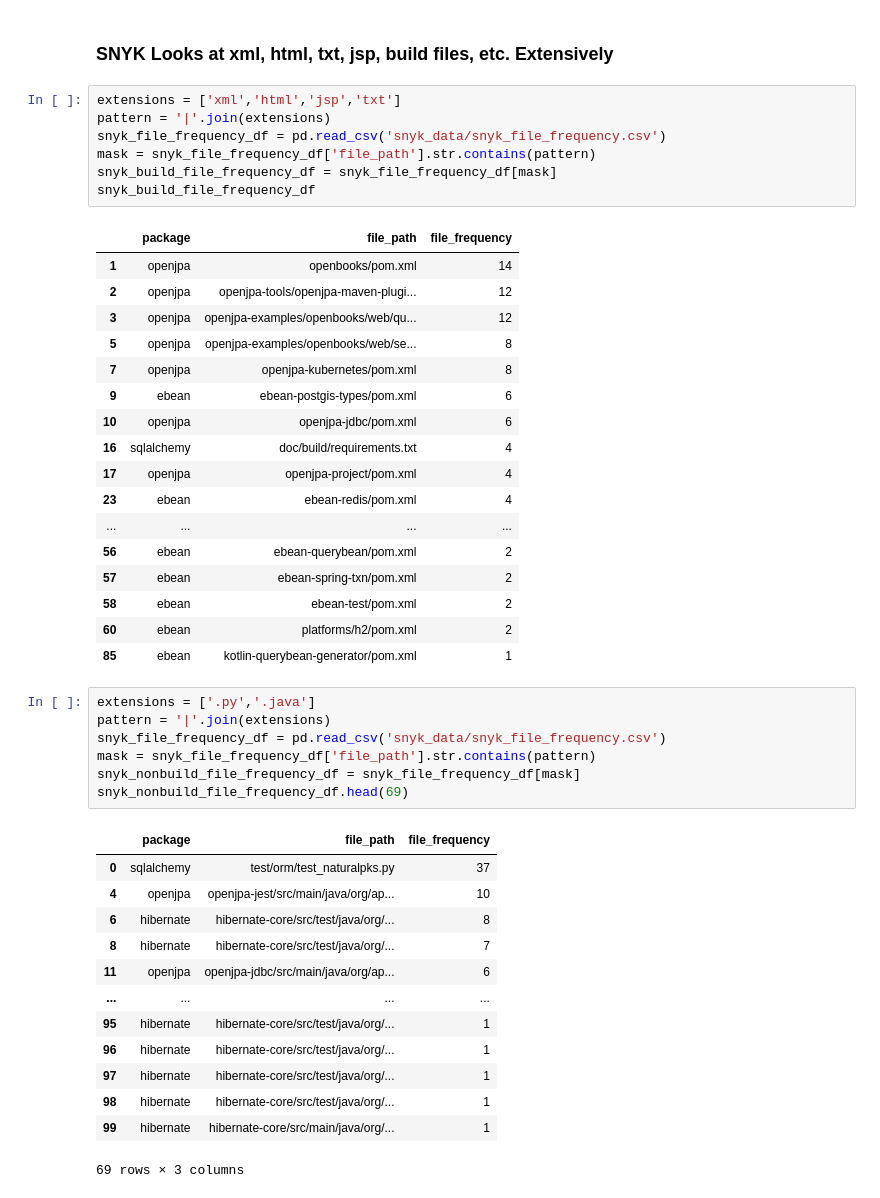
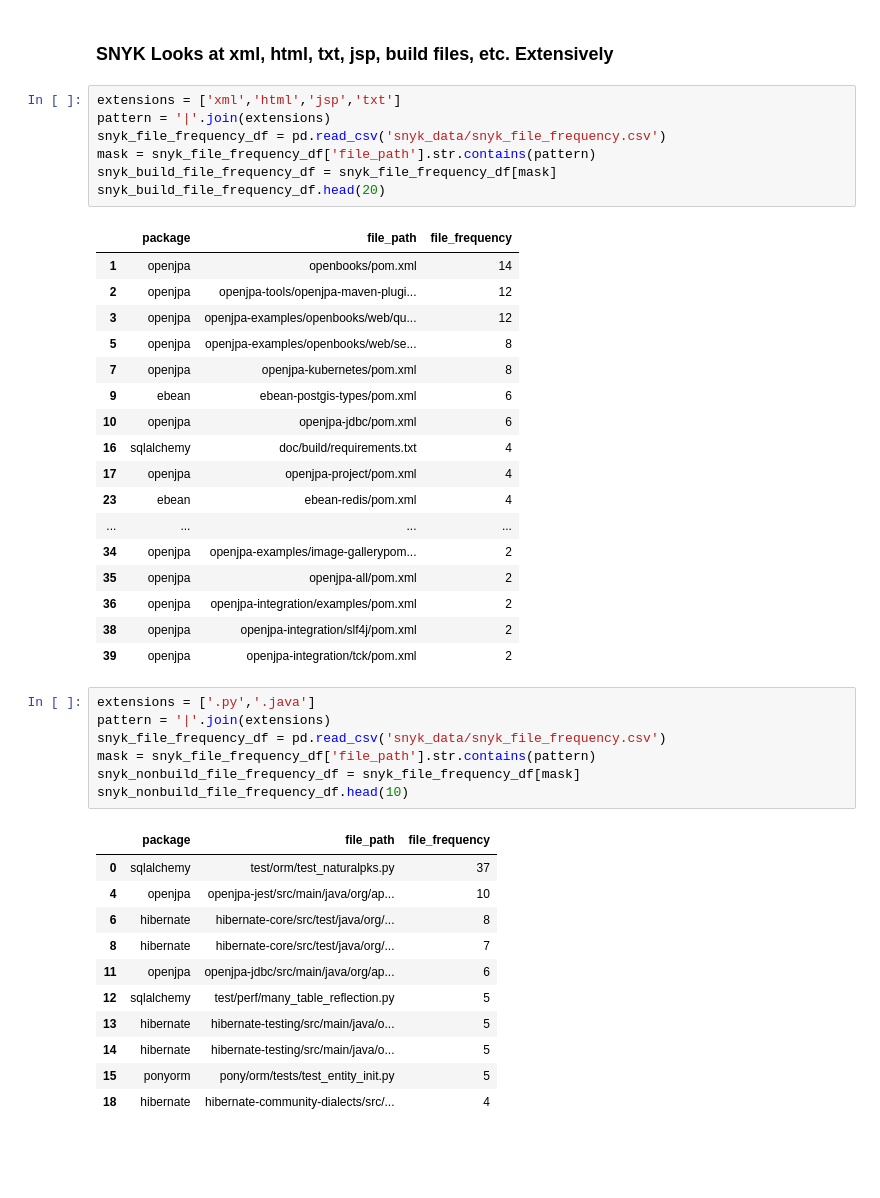
Before and after one commit to Hashir-Jamil/static-analysis-tools-comparison, a Jupyter notebook: static_analysis_data.ipynb, the cells around one changed output. Saved outputs shown, nothing was run; the diff lists cells and outputs as text; blank space fills up the shorter version.

```diff
--- a/static_analysis_data.ipynb
+++ b/static_analysis_data.ipynb
@@ -868,7 +911,7 @@ pattern = '|'.join(extensions)
 snyk_file_frequency_df = pd.read_csv('snyk_data/snyk_file_frequency.csv')
 mask = snyk_file_frequency_df['file_path'].str.contains(pattern)
 snyk_build_file_frequency_df = snyk_file_frequency_df[mask]
-snyk_build_file_frequency_df
+snyk_build_file_frequency_df.head(20)
 # %% [output]
 |  | package | file_path | file_frequency |
 | 1 | openjpa | openbooks/pom.xml | 14 |
@@ -882,29 +925,27 @@ snyk_build_file_frequency_df
 | 17 | openjpa | openjpa-project/pom.xml | 4 |
 | 23 | ebean | ebean-redis/pom.xml | 4 |
 | ... | ... | ... | ... |
-| 56 | ebean | ebean-querybean/pom.xml | 2 |
-| 57 | ebean | ebean-spring-txn/pom.xml | 2 |
-| 58 | ebean | ebean-test/pom.xml | 2 |
-| 60 | ebean | platforms/h2/pom.xml | 2 |
-| 85 | ebean | kotlin-querybean-generator/pom.xml | 1 |
+| 34 | openjpa | openjpa-examples/image-gallerypom... | 2 |
+| 35 | openjpa | openjpa-all/pom.xml | 2 |
+| 36 | openjpa | openjpa-integration/examples/pom.xml | 2 |
+| 38 | openjpa | openjpa-integration/slf4j/pom.xml | 2 |
+| 39 | openjpa | openjpa-integration/tck/pom.xml | 2 |
 # %%
 extensions = ['.py','.java']
 pattern = '|'.join(extensions)
 snyk_file_frequency_df = pd.read_csv('snyk_data/snyk_file_frequency.csv')
 mask = snyk_file_frequency_df['file_path'].str.contains(pattern)
 snyk_nonbuild_file_frequency_df = snyk_file_frequency_df[mask]
-snyk_nonbuild_file_frequency_df.head(69)
+snyk_nonbuild_file_frequency_df.head(10)
 # %% [output]
 |  | package | file_path | file_frequency |
 | 0 | sqlalchemy | test/orm/test_naturalpks.py | 37 |
 | 4 | openjpa | openjpa-jest/src/main/java/org/ap... | 10 |
 | 6 | hibernate | hibernate-core/src/test/java/org/... | 8 |
 | 8 | hibernate | hibernate-core/src/test/java/org/... | 7 |
 | 11 | openjpa | openjpa-jdbc/src/main/java/org/ap... | 6 |
-| ... | ... | ... | ... |
-| 95 | hibernate | hibernate-core/src/test/java/org/... | 1 |
-| 96 | hibernate | hibernate-core/src/test/java/org/... | 1 |
-| 97 | hibernate | hibernate-core/src/test/java/org/... | 1 |
-| 98 | hibernate | hibernate-core/src/test/java/org/... | 1 |
-| 99 | hibernate | hibernate-core/src/main/java/org/... | 1 |
+| 12 | sqlalchemy | test/perf/many_table_reflection.py | 5 |
+| 13 | hibernate | hibernate-testing/src/main/java/o... | 5 |
+| 14 | hibernate | hibernate-testing/src/main/java/o... | 5 |
+| 15 | ponyorm | pony/orm/tests/test_entity_init.py | 5 |
+| 18 | hibernate | hibernate-community-dialects/src/... | 4 |
-69 rows × 3 columns
```
Also changed, not shown: parts of 27 cells of this notebook, 16 other files.
